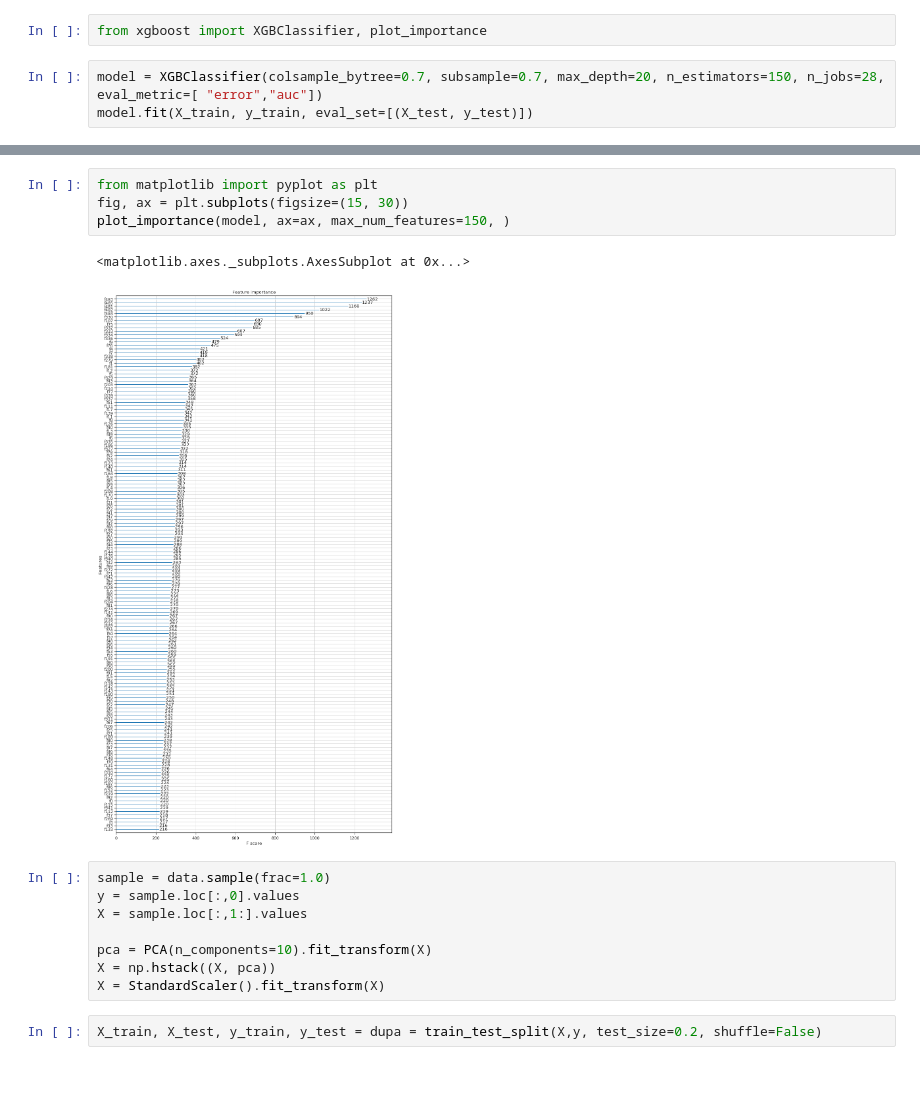
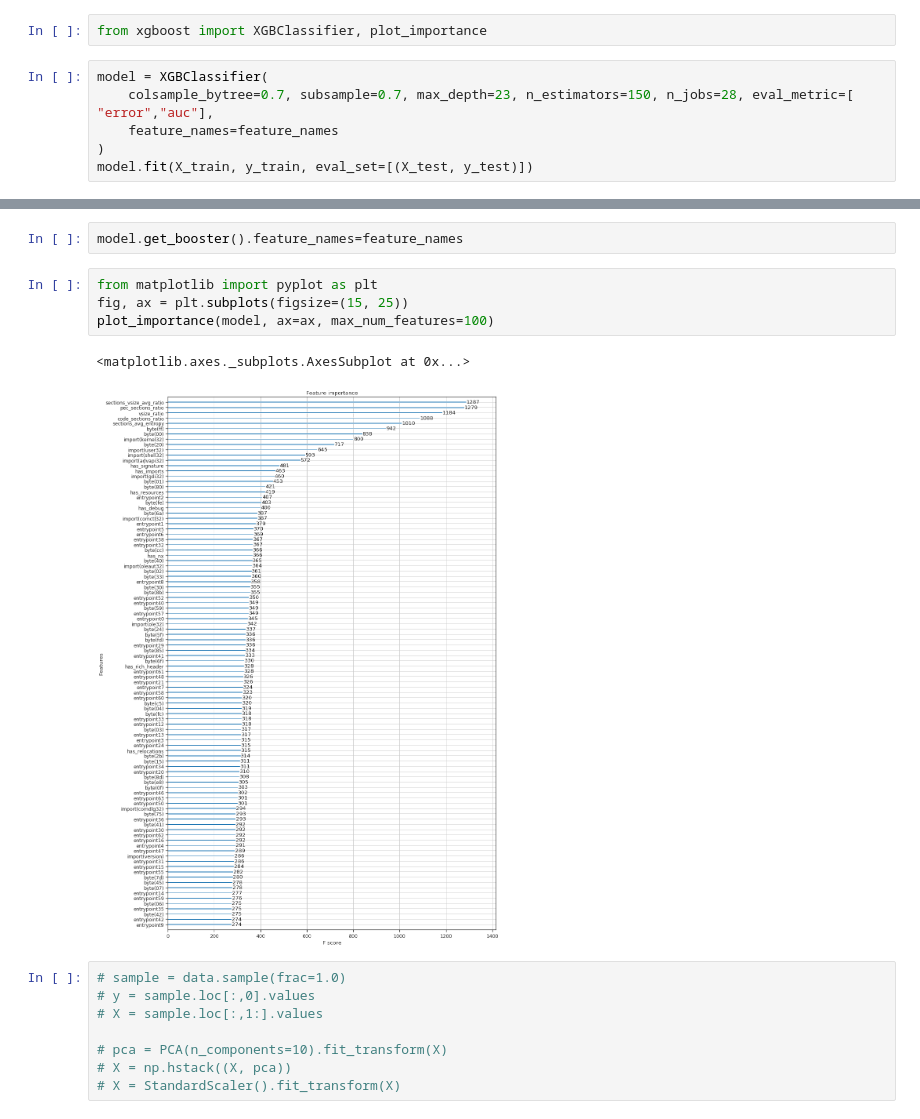
Before and after one commit to emsi/ergo, a Jupyter notebook: eda-notebooks/1. eda.ipynb, the cells around one changed output, grey strips where cells are left out. Saved outputs shown, nothing was run; the diff lists cells and outputs as text; blank space fills up the shorter version.

Commit message:
Added feature names

```diff
--- a/eda-notebooks/1. eda.ipynb
+++ b/eda-notebooks/1. eda.ipynb
@@ -117,6 +596,9 @@ X = StandardScaler().fit_transform(X)
 # %%
 from xgboost import XGBClassifier, plot_importance
 # %%
-model = XGBClassifier(colsample_bytree=0.7, subsample=0.7, max_depth=20, n_estimators=150, n_jobs=28, eval_metric=[ "error","auc"])
+model = XGBClassifier(
+    colsample_bytree=0.7, subsample=0.7, max_depth=23, n_estimators=150, n_jobs=28, eval_metric=[ "error","auc"],
+    feature_names=feature_names
+)
 model.fit(X_train, y_train, eval_set=[(X_test, y_test)])
 # %% [output]
@@ -155,17 +638,17 @@ model.score(X_test, y_test)
+# %%
+model.get_booster().feature_names=feature_names
 # %%
 from matplotlib import pyplot as plt
-fig, ax = plt.subplots(figsize=(15, 30))
-plot_importance(model, ax=ax, max_num_features=150, )
+fig, ax = plt.subplots(figsize=(15, 25))
+plot_importance(model, ax=ax, max_num_features=100)
 # %% [output]
 <matplotlib.axes._subplots.AxesSubplot at 0x...>
-[figure, old version]
+[figure, new version]
 # %%
-sample = data.sample(frac=1.0)
-y = sample.loc[:,0].values
-X = sample.loc[:,1:].values
+# sample = data.sample(frac=1.0)
+# y = sample.loc[:,0].values
+# X = sample.loc[:,1:].values
 
-pca = PCA(n_components=10).fit_transform(X)
-X = np.hstack((X, pca))
-X = StandardScaler().fit_transform(X)
+# pca = PCA(n_components=10).fit_transform(X)
+# X = np.hstack((X, pca))
+# X = StandardScaler().fit_transform(X)
-# %%
-X_train, X_test, y_train, y_test = dupa = train_test_split(X,y, test_size=0.2, shuffle=False)
```
Also changed, not shown: parts of 10 cells of this notebook.
